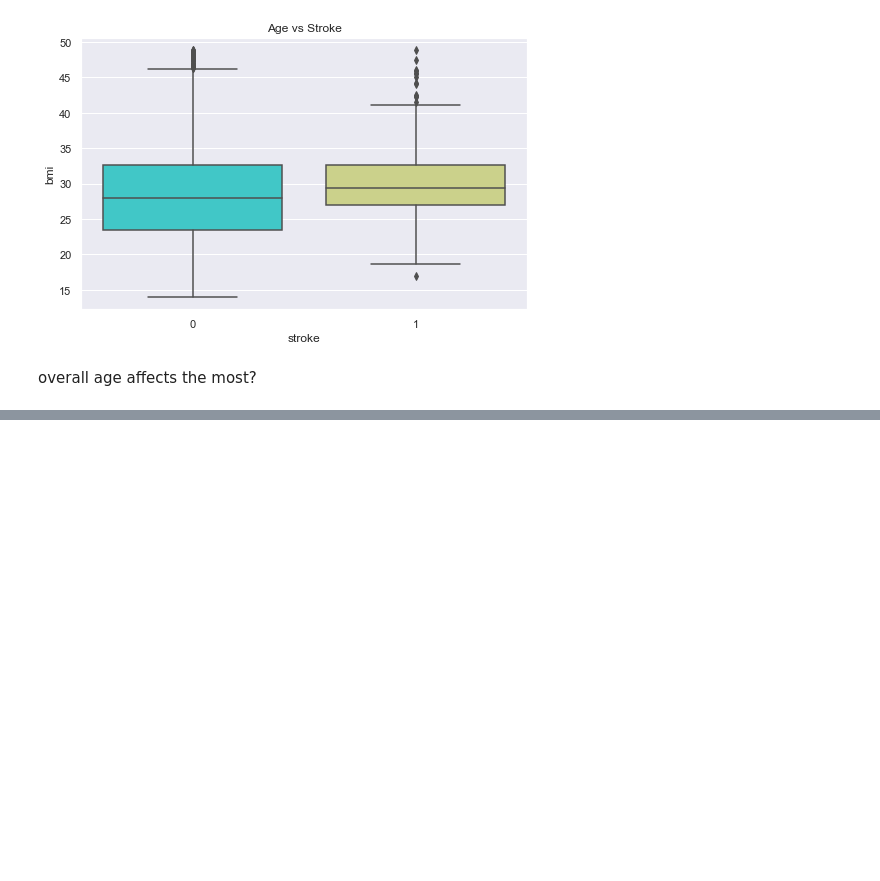
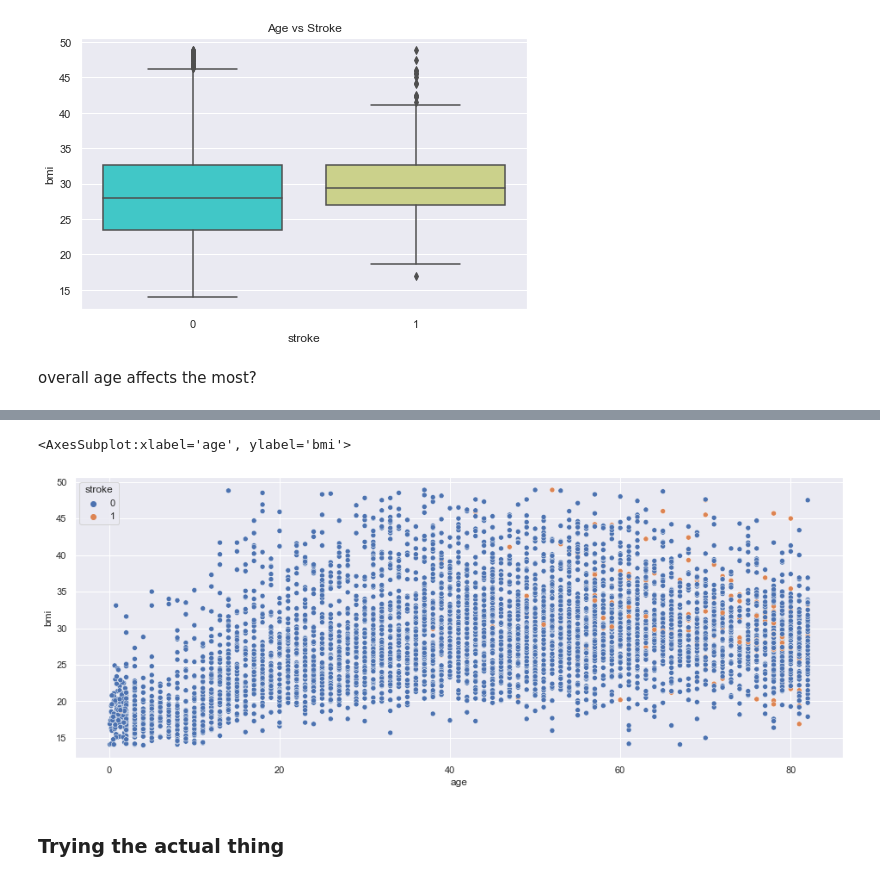
Before and after one commit to S-Samiksha/ClusteringAnalysis, a Jupyter notebook: Samiksha Exploratory Analysis .ipynb, the cells around one changed output, grey strips where cells are left out. Drawn from its saved outputs; the diff is of its cells as text; code cells hidden in the pictures; blank space fills up the shorter version.

```diff
--- a/Samiksha Exploratory Analysis .ipynb
+++ b/Samiksha Exploratory Analysis .ipynb
@@ -84,0 +91,8 @@ overall age affects the most?
+# %%
+plt.figure(figsize=(16, 6))
+sb.scatterplot(data=dataset, x="age", y="bmi", hue="stroke")
+# %% [output]
+<AxesSubplot:xlabel='age', ylabel='bmi'>
+[figure, added]
+# %% [markdown]
+### Trying the actual thing
```
Also changed, not shown: parts of 6 cells of this notebook.
